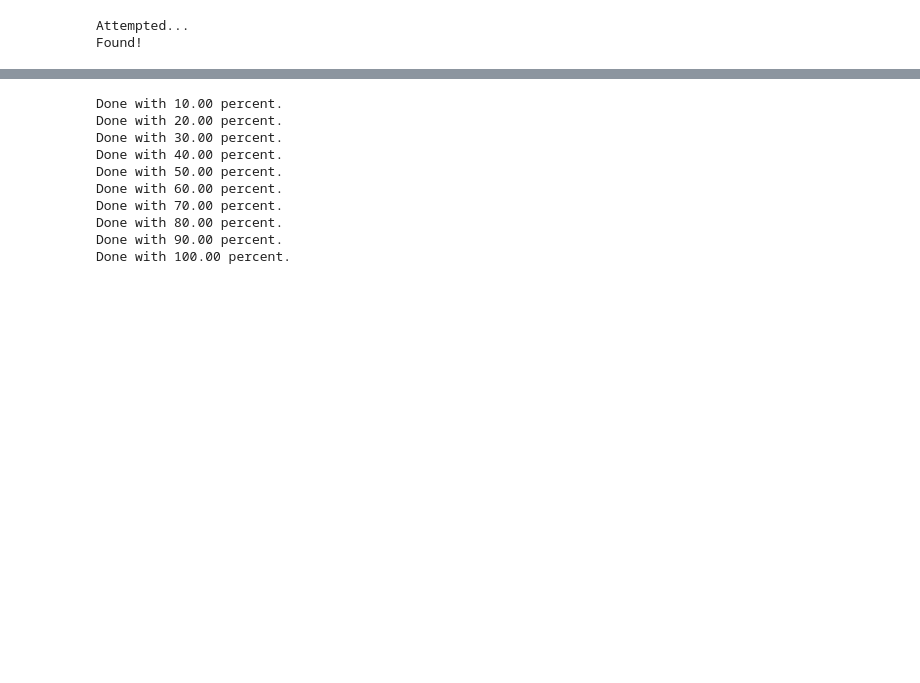
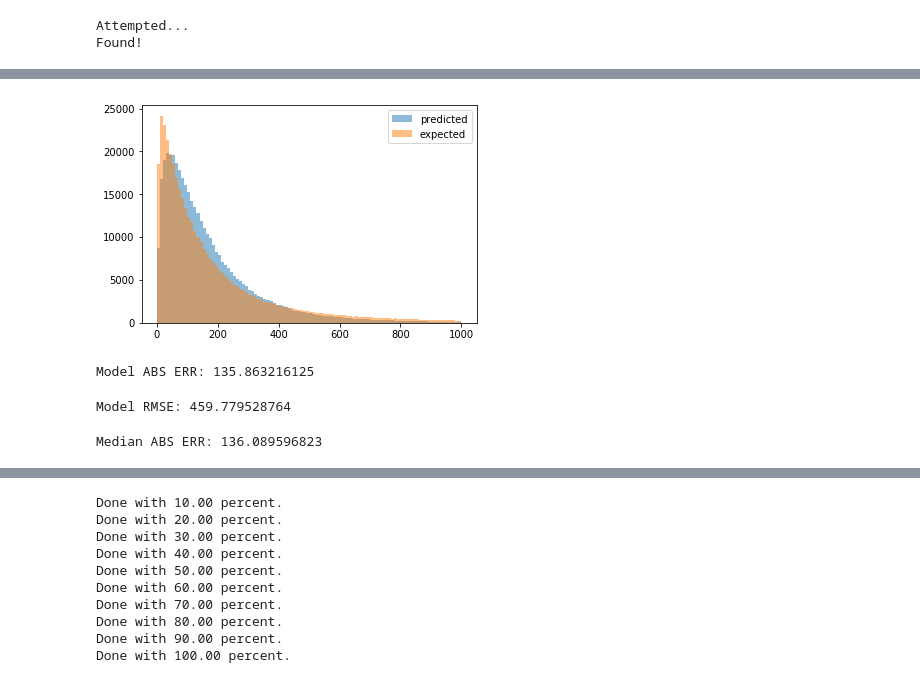
Before and after one commit to kandluis/ipython, a Jupyter notebook: Wikipedia API.ipynb, the cells around one changed output, grey strips where cells are left out. Drawn from its saved outputs; the diff is of its cells as text; code cells hidden in the pictures; blank space fills up the shorter version.

```diff
--- a/Wikipedia API.ipynb
+++ b/Wikipedia API.ipynb
@@ -785,0 +890,15 @@ class Model(object):
+# %%
+plt.hist(p_f, bins=100, alpha=0.5, label='predicted', range=(0,1000))
+plt.hist(e_f, bins=100, alpha=0.5, label='expected', range=(0,1000))
+plt.legend(loc='upper right')
+plt.show()
+# %% [output]
+[figure, added]
+# %%
+print "Model ABS ERR: %s" % absolute_error(p_f, e_f)
+# %% [output]
+Model ABS ERR: 135.863216125
+# %%
+print "Model RMSE: %s" % rmse(p_f, e_f)
+# %% [output]
+Model RMSE: 459.779528764
@@ -785,0 +916,4 @@ class Model(object):
+# %%
+print "Median ABS ERR: %s" % absolute_error(median_preds, e_f)
+# %% [output]
+Median ABS ERR: 136.089596823
```
Also changed, not shown: parts of 51 cells of this notebook.
